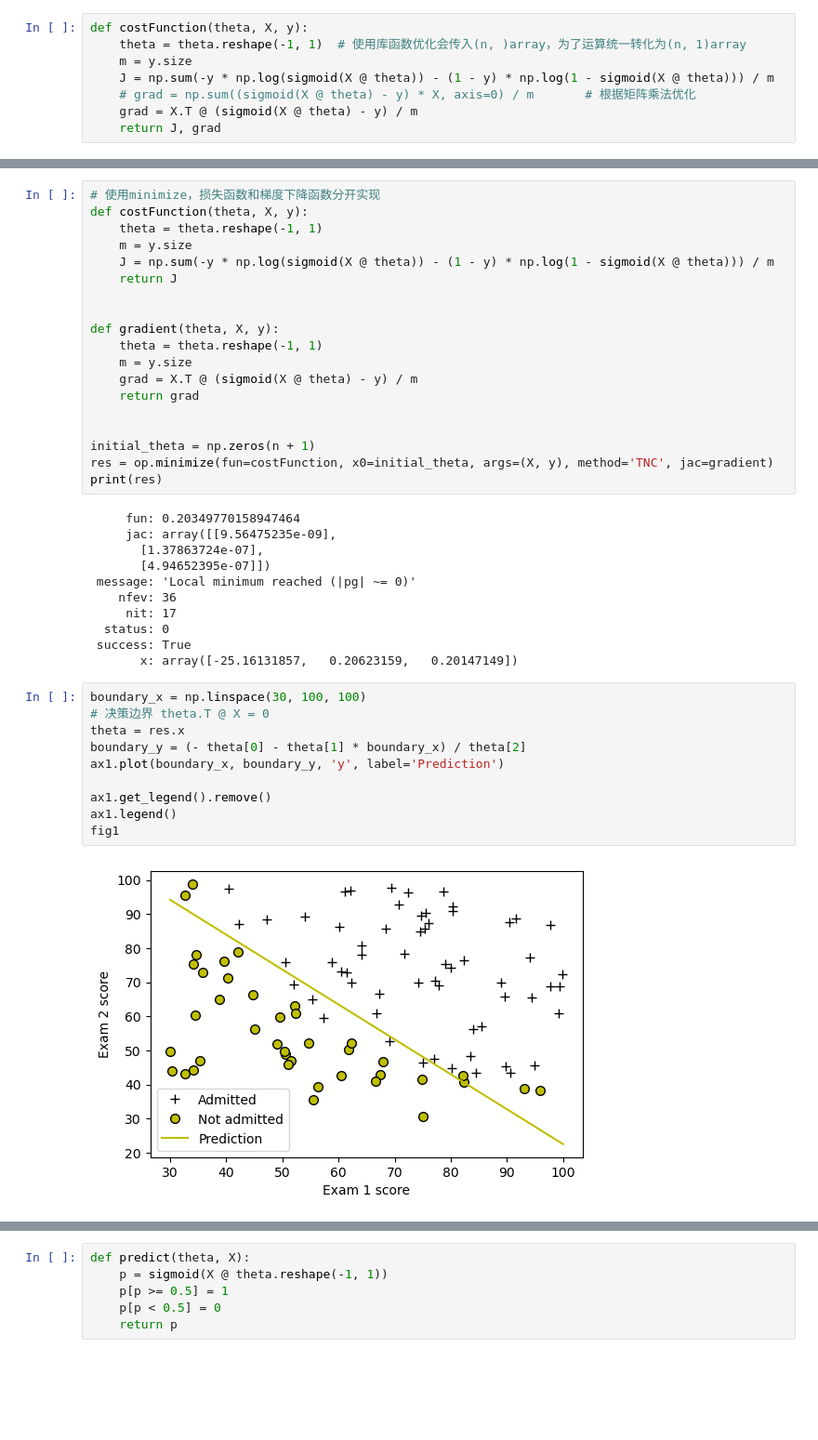
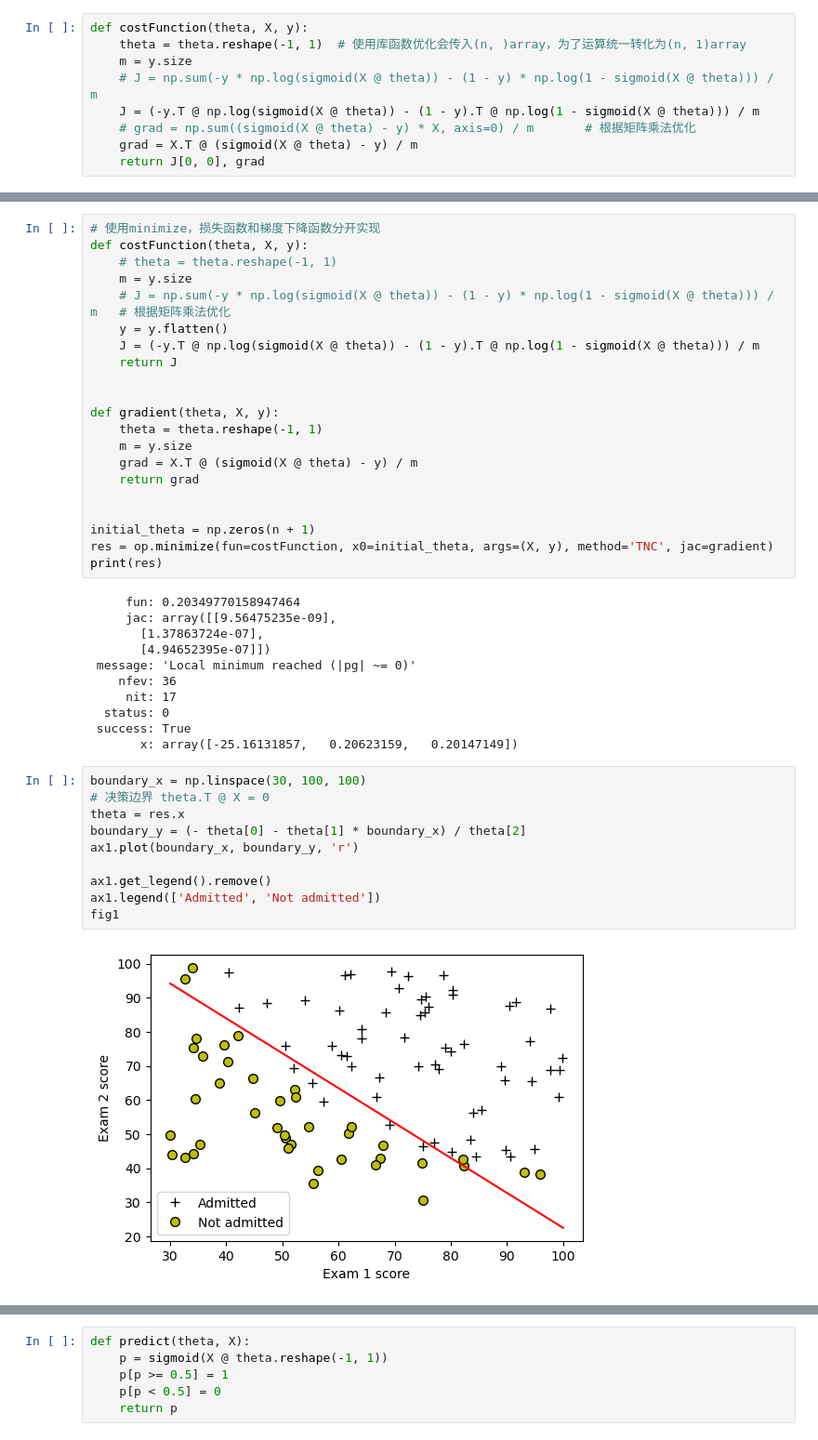
Before and after one commit to zeke-mai/machine-learning-python, a Jupyter notebook: ex2/ex2.ipynb, the cells around one changed output, grey strips where cells are left out. Shown at 93% size. Saved outputs shown, nothing was run; the diff lists cells and outputs as text; blank space fills up the shorter version.

```diff
--- a/ex2/ex2.ipynb
+++ b/ex2/ex2.ipynb
@@ -35,10 +34,11 @@ sigmoid(0)
 def costFunction(theta, X, y):
 	theta = theta.reshape(-1, 1)  # 使用库函数优化会传入(n, )array，为了运算统一转化为(n, 1)array
 	m = y.size
-	J = np.sum(-y * np.log(sigmoid(X @ theta)) - (1 - y) * np.log(1 - sigmoid(X @ theta))) / m
+	# J = np.sum(-y * np.log(sigmoid(X @ theta)) - (1 - y) * np.log(1 - sigmoid(X @ theta))) / m
+	J = (-y.T @ np.log(sigmoid(X @ theta)) - (1 - y).T @ np.log(1 - sigmoid(X @ theta))) / m
 	# grad = np.sum((sigmoid(X @ theta) - y) * X, axis=0) / m       # 根据矩阵乘法优化
 	grad = X.T @ (sigmoid(X @ theta) - y) / m
-	return J, grad
+	return J[0, 0], grad
 # %%
 m, n = X.shape
 
@@ -79,9 +79,11 @@ print(res)
 # %%
 # 使用minimize，损失函数和梯度下降函数分开实现
 def costFunction(theta, X, y):
-	theta = theta.reshape(-1, 1)
+	# theta = theta.reshape(-1, 1)
 	m = y.size
-	J = np.sum(-y * np.log(sigmoid(X @ theta)) - (1 - y) * np.log(1 - sigmoid(X @ theta))) / m
+	# J = np.sum(-y * np.log(sigmoid(X @ theta)) - (1 - y) * np.log(1 - sigmoid(X @ theta))) / m	# 根据矩阵乘法优化
+	y = y.flatten()
+	J = (-y.T @ np.log(sigmoid(X @ theta)) - (1 - y).T @ np.log(1 - sigmoid(X @ theta))) / m
 	return J
 
 
@@ -109,13 +111,13 @@ print(res)
 # %%
 boundary_x = np.linspace(30, 100, 100)
 # 决策边界 theta.T @ X = 0
 theta = res.x
 boundary_y = (- theta[0] - theta[1] * boundary_x) / theta[2]
-ax1.plot(boundary_x, boundary_y, 'y', label='Prediction')
+ax1.plot(boundary_x, boundary_y, 'r')
 
 ax1.get_legend().remove()
-ax1.legend()
+ax1.legend(['Admitted', 'Not admitted'])
 fig1
 # %% [output]
-[figure, old version]
+[figure, new version]
 # %%
```
Also changed, not shown: parts of 9 cells of this notebook, 1 other file.
